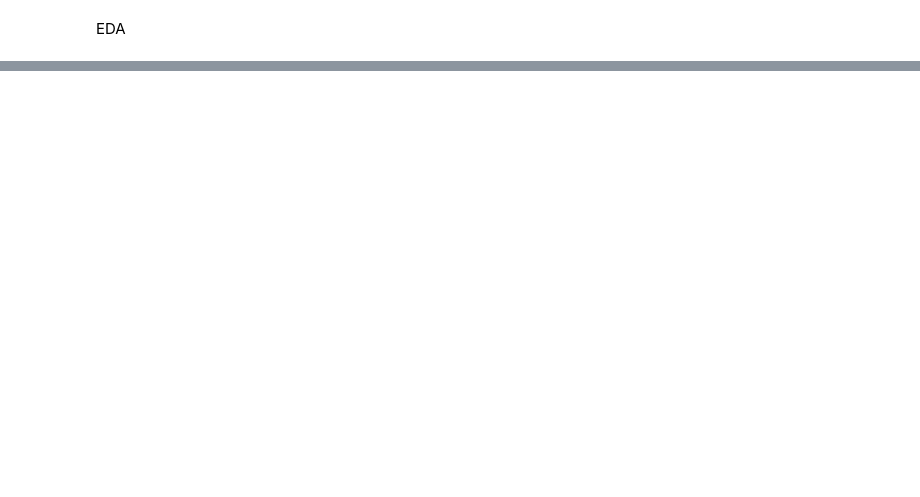
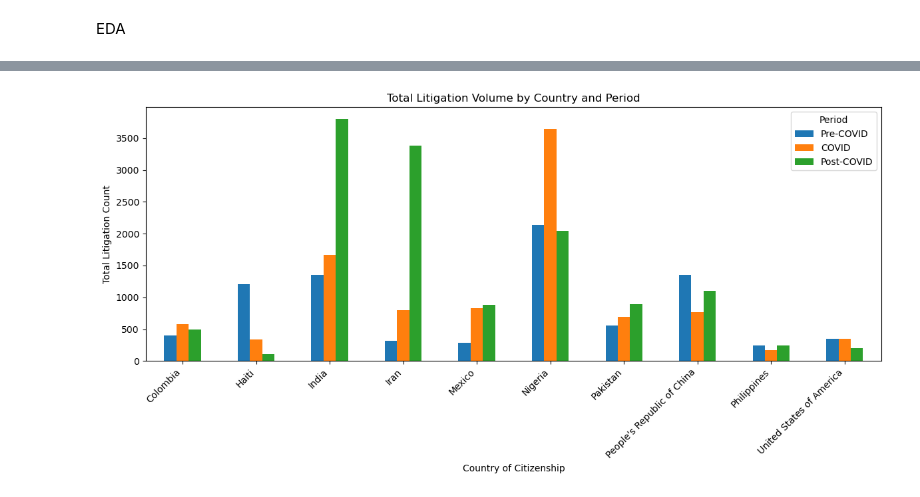
Before and after one commit to ismailbhinder/Public-Transparency-for-Immigration-Law-Canada, a Jupyter notebook: notebooks/EDA.ipynb, the cells around one changed output, grey strips where cells are left out. Drawn from its saved outputs; the diff is of its cells as text; code cells hidden in the pictures; blank space fills up the shorter version.

```diff
--- a/notebooks/EDA.ipynb
+++ b/notebooks/EDA.ipynb
@@ -66,0 +121,9 @@ plt.show()
+# %%
+top_10_countries = [
+    'Nigeria', 'India', 'Iran', "People's Republic of China", 'Pakistan',
+    'Mexico', 'Haiti', 'Colombia', 'United States of America', 'Philippines'
+]
+
+top10 = df[df['Country of Citizenship'].isin(top_10_countries)]
+# %%
+top_10 = top10.copy()
@@ -66,0 +132,12 @@ plt.show()
+# %%
+def classify_period(year):
+    if year in [2018, 2019]:
+        return 'Pre-COVID'
+    elif year in [2020, 2021]:
+        return 'COVID'
+    elif year in [2022,  2023]:
+        return 'Post-COVID'
+    else:
+        return 'Other'
+
+top_10['Period'] = top_10.index.to_series().astype(int).apply(classify_period)
@@ -66,0 +161,21 @@ plt.show()
+# %%
+import matplotlib.pyplot as plt
+
+grouped = (
+    top_10.groupby(['Country of Citizenship', 'Period'])['LIT Litigation Count']
+    .sum()
+    .unstack(fill_value=0)
+    .reindex(columns=['Pre-COVID', 'COVID', 'Post-COVID'])  # enforce desired order
+)
+
+# plot
+grouped.plot(kind='bar', figsize=(12,6))
+plt.title('Total Litigation Volume by Country and Period')
+plt.xlabel('Country of Citizenship')
+plt.ylabel('Total Litigation Count')
+plt.xticks(rotation=45, ha='right')
+plt.legend(title='Period')
+plt.tight_layout()
+plt.show()
+# %% [output]
+[figure, added]
```
Also changed, not shown: parts of 30 cells of this notebook, 3 other files.
